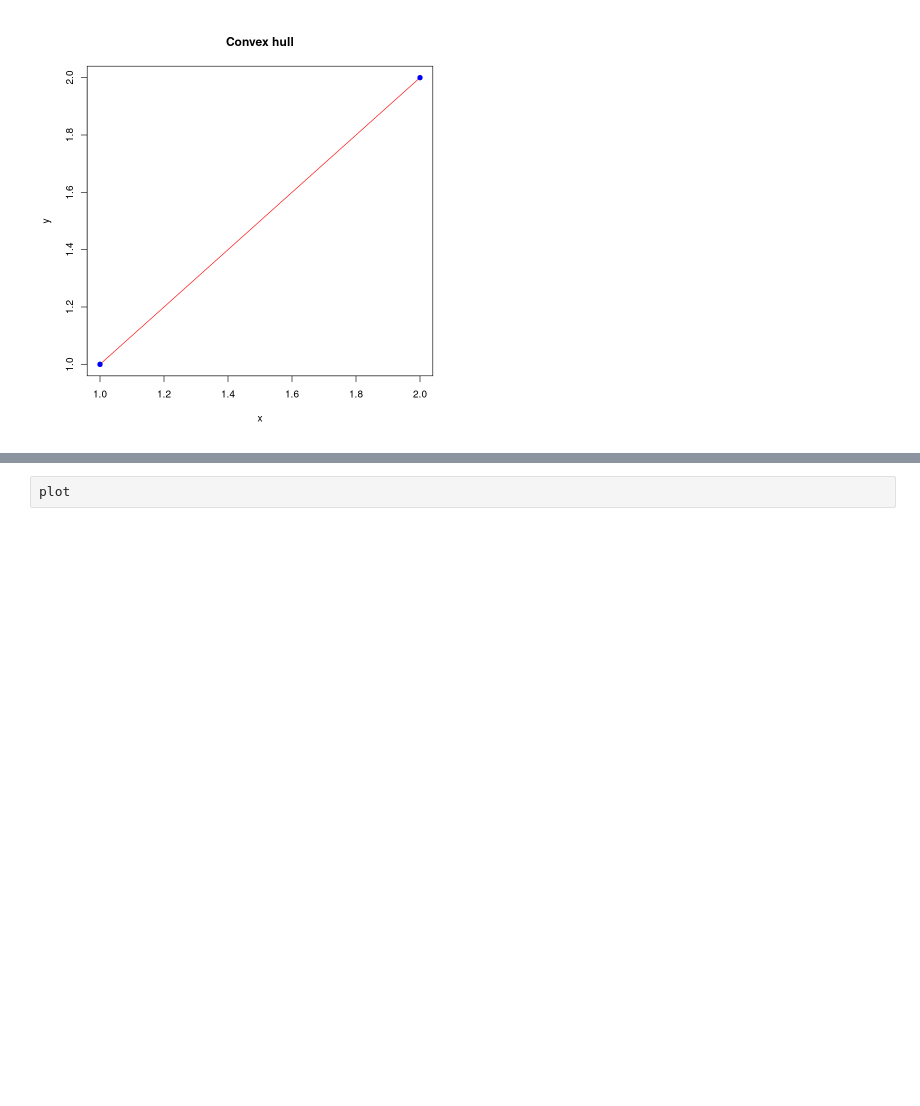
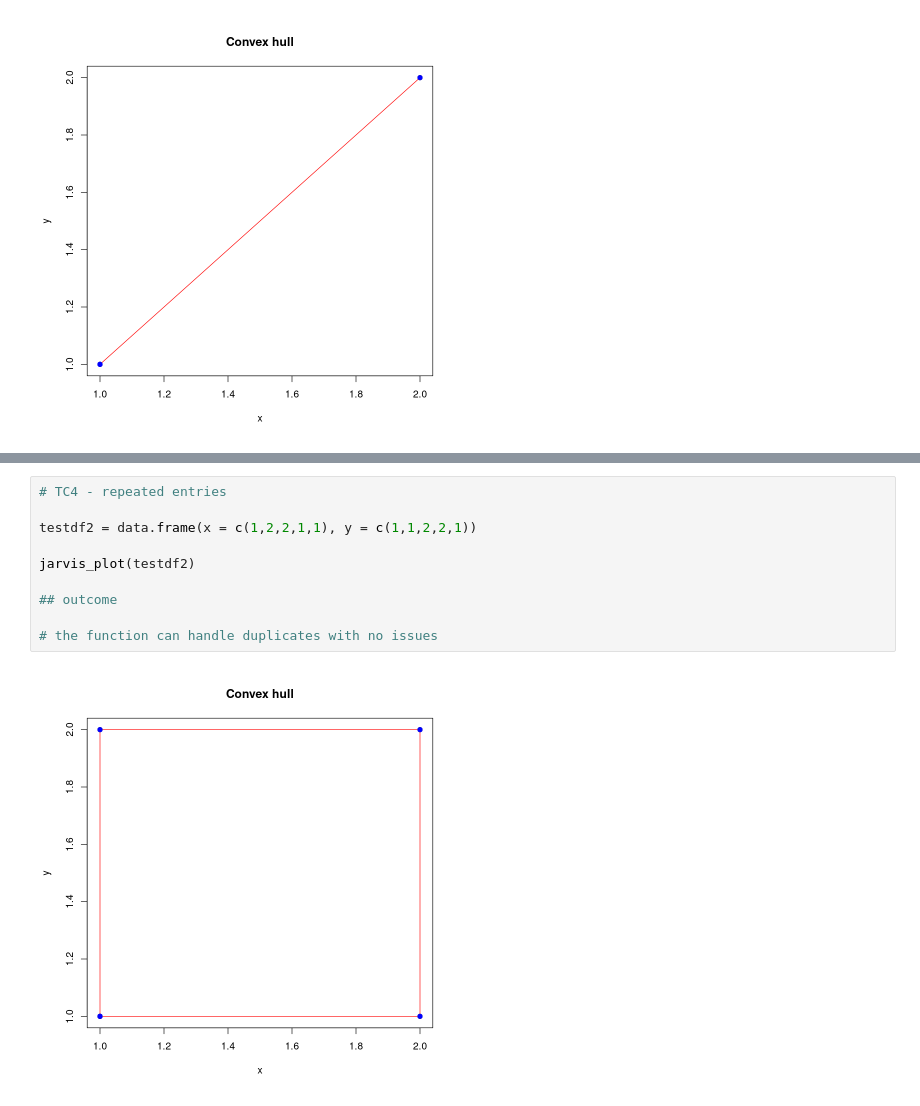
Before and after one commit to rj-lambert/convexhull, a Jupyter notebook: 601 cwk 3 answers/Error checking functions.ipynb, the cells around one changed output, grey strips where cells are left out. Drawn from its saved outputs; the diff is of its cells as text; blank space fills up the shorter version.

```diff
--- a/601 cwk 3 answers/Error checking functions.ipynb
+++ b/601 cwk 3 answers/Error checking functions.ipynb
@@ -167,4 +169,14 @@ jarvis_plot(testdf)
 # %% [output]
 [figure]
-# %%
-plot
+# %%
+# TC4 - repeated entries
+
+testdf2 = data.frame(x = c(1,2,2,1,1), y = c(1,1,2,2,1))
+
+jarvis_plot(testdf2)
+
+## outcome
+
+# the function can handle duplicates with no issues
+# %% [output]
+[figure, added]
```
Also changed, not shown: parts of 1 cell of this notebook, 1 other file.
